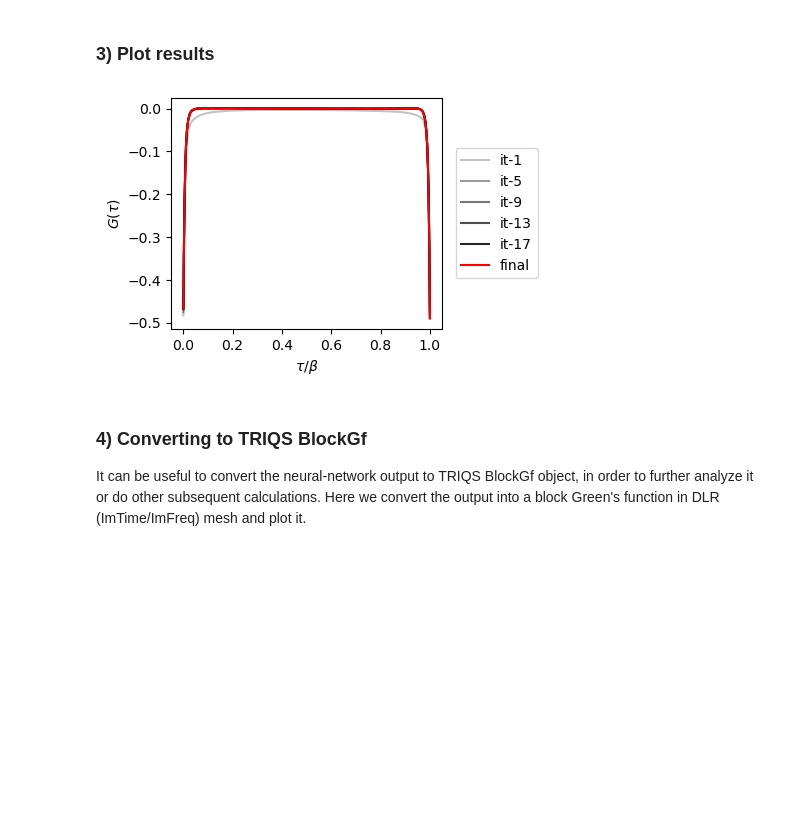
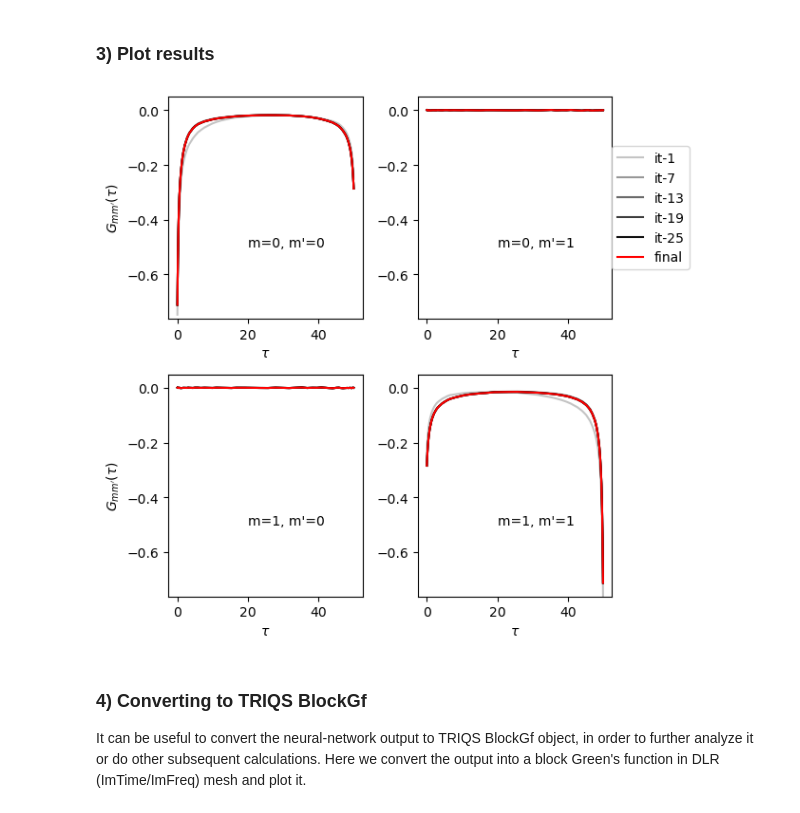
Before and after one commit to agnes-valenti/mlDMFT, a Jupyter notebook: mldmft/examples/2orbital/example_run_2orbs.ipynb, the cells around one changed output. Cells and saved outputs as stored; diff of their text form; code cells hidden in the pictures; blank space fills up the shorter version.

Commit message:
add 2 orbs example

```diff
--- a/mldmft/examples/2orbital/example_run_2orbs.ipynb
+++ b/mldmft/examples/2orbital/example_run_2orbs.ipynb
@@ -9,8 +8,5 @@ git_path='/mnt/home/avalenti/softw/mlDMFT/mlDMFT/' #mldmft/examples/1orbital/NN/
 sys.path.append(git_path)
 from mldmft.models.orb2.NNet import FeedforwardNet
-# %%
-path=os.path.join(git_path, 'mldmft')
-# print(path)
 # %% [markdown]
 ## I. NN-DMFT Loop
 # %% [markdown]
@@ -122,7 +110,8 @@ NN_current_dmft = np.copy(NNinput)
 G_dmft = {}
 
 batchsize = 1
-ndlr_taus = (NN_current_dmft.shape[-1]-3)//2
+ndlr_taus = (NN_current_dmft.shape[-1]-4)//6
+conv_loop = maxloops
 
 for iloop in range(maxloops):
 
@@ -137,17 +126,19 @@ for iloop in range(maxloops):
             if (conv_check < 1.0e-5):
                 print("Convergence reached at iteration ", iloop)
                 converged = True
+                conv_loop = iloop
                 break
             Goutput_prev = np.copy(Goutput)
             Goutput_eps = (1-epsilon)*Goutput + epsilon*Goutput_prev
-        outputvals = np.zeros((batchsize, ndlr_taus*2+3))
-        outputvals[:,-3]= Uval
-        outputvals[:,-2]= mu/Uval
-        outputvals[:,-1]= beta
-        outputvals[:,:-3] = t**2 * np.reshape(Goutput_eps, (1, ndlr_taus*2))
+        outputvals = np.zeros((batchsize, ndlr_taus*6+4))
+        outputvals[:,-4] = Uval
+        outputvals[:,-3] = mu/Uval
+        outputvals[:,-2] = J
+        outputvals[:,-1] = cfield
+        outputvals[:,:-4] = t**2 * np.reshape(Goutput_eps, (1, ndlr_taus*6))
 
         NN_current_dmft = outputvals #np.reshape(t**2 * Goutput, (1, ndlr_taus*2))
-        outputs = np.reshape(Goutput, (Goutput.shape[0], ndlr_taus, 2))
+        outputs = np.reshape(Goutput, (Goutput.shape[0], ndlr_taus, 3*2))
         if conv_check is not None:
            G_dmft[iloop] = {"conv error": conv_check, "G": outputs}
         if save_tofile:
@@ -192,21 +183,36 @@ Convergence reached at iteration  21
 # %%
 import matplotlib.pyplot as plt
 # %%
-taus = np.load(os.path.expanduser(os.path.join(path, 'examples/1orbital/NN/example_inputs/taus.npy')))
-taus = taus/np.max(taus)
 
-fig, ax = plt.subplots(1, 1, figsize=(3.5,3), dpi=100)
+fig, ax = plt.subplots(2, 2, figsize=(6.5,6), dpi=100)
+
+arange_steps = conv_loop//4
 for iloop in range(1, G_dmft["n_its"]):
-    if iloop in np.arange(1,20,4):
-        ax.plot(taus, G_dmft[iloop]["G"][0,:,0], color = 'black', alpha = iloop/G_dmft["n_its"]*0.8 + 0.2, label=f'it-{iloop}')
+    if iloop in np.arange(1,conv_loop,arange_steps):
+        ax[0,0].plot(taus, G_dmft[iloop]["G"][0,:,0], color = 'black', alpha = iloop/G_dmft["n_its"]*0.8 + 0.2)
+        ax[0,1].plot(taus, G_dmft[iloop]["G"][0,:,1], color = 'black', alpha = iloop/G_dmft["n_its"]*0.8 + 0.2, label=f'it-{iloop}')
+        ax[1,0].plot(taus, G_dmft[iloop]["G"][0,:,1], color = 'black', alpha = iloop/G_dmft["n_its"]*0.8 + 0.2)
+        ax[1,1].plot(taus, G_dmft[iloop]["G"][0,:,2], color = 'black', alpha = iloop/G_dmft["n_its"]*0.8 + 0.2)
 
-ax.plot(taus, G_dmft["final"]["G"][0,:,0], color = 'red', label='final')
-ax.set_xlabel(r"$\tau/\beta$")
-ax.set_ylabel(r"$G(\tau)$")
-ax.legend(loc='center', bbox_to_anchor=(1.2,0.5))
+ax[0,0].plot(taus, G_dmft["final"]["G"][0,:,0], color = 'red')
+ax[0,1].plot(taus, G_dmft["final"]["G"][0,:,1], color = 'red', label='final')
+ax[1,0].plot(taus, G_dmft["final"]["G"][0,:,1], color = 'red')
+ax[1,1].plot(taus, G_dmft["final"]["G"][0,:,2], color = 'red')
+
+#ax.set_xlabel(r"$\tau/\beta$")
+#ax.set_ylabel(r"$G(\tau)$")
+ax[0,1].legend(loc='center', bbox_to_anchor=(1.2,0.5))
+for i in range(2):
+    for j in range(2):
+        ax[i,j].set_xlabel(r'$\tau$')
+        ax[i,j].set_ylim(np.min(G_dmft["final"]["G"][0,:,:])-0.05,0.05)
+        ax[i,j].text(20, -0.5, f"m={i}, m'={j}")
+        if j==0:
+           ax[i,j].set_ylabel(r"$G_{mm'}(\tau)$")
+plt.tight_layout()
 plt.savefig("Gtau.png")
 # %% [output]
-[figure, old version]
+[figure, new version]
 # %% [markdown]
 ### 4) Converting to TRIQS BlockGf
 It can be useful to convert the neural-network output to TRIQS BlockGf object, in order to further analyze it or do other subsequent calculations. Here we convert the output into a block Green's function in DLR (ImTime/ImFreq) mesh and plot it.
```
Also changed, not shown: parts of 17 cells of this notebook, 9 other files.
